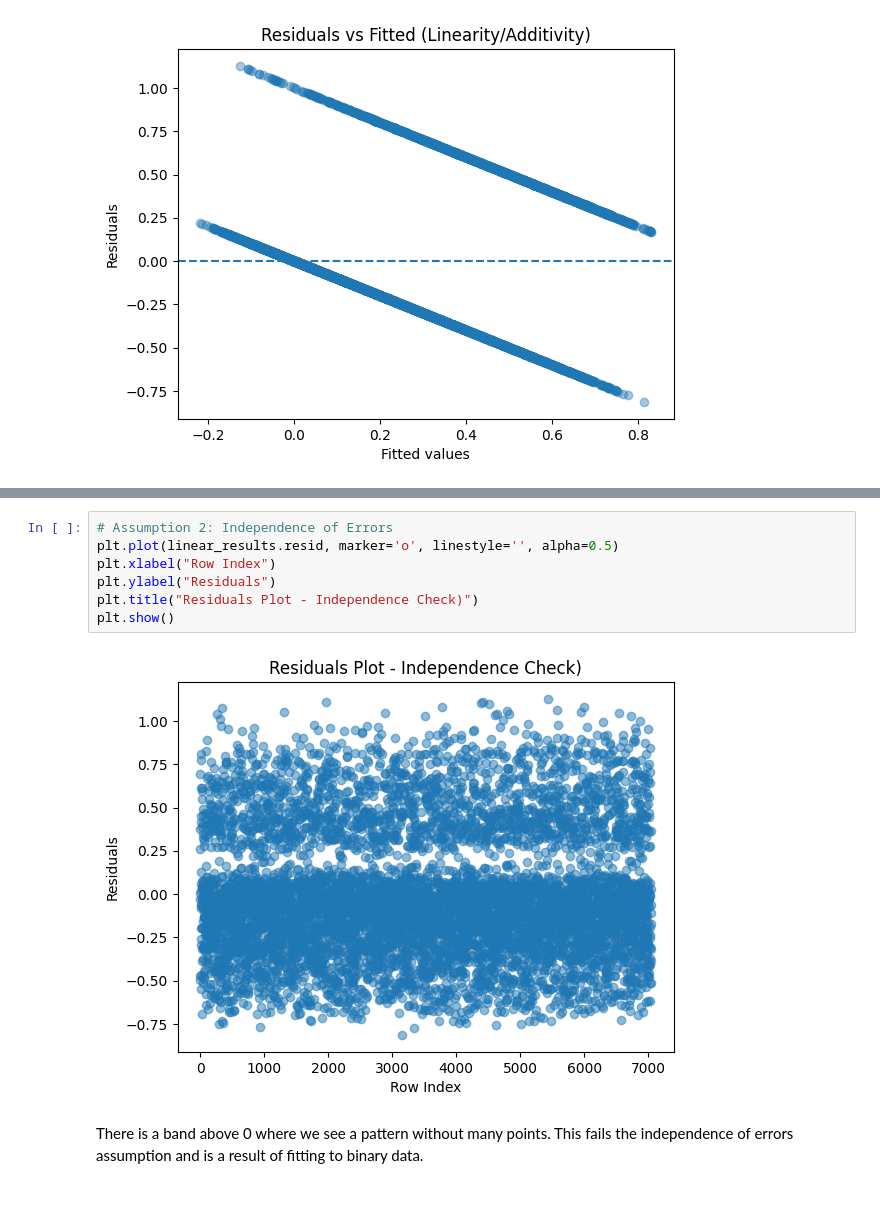
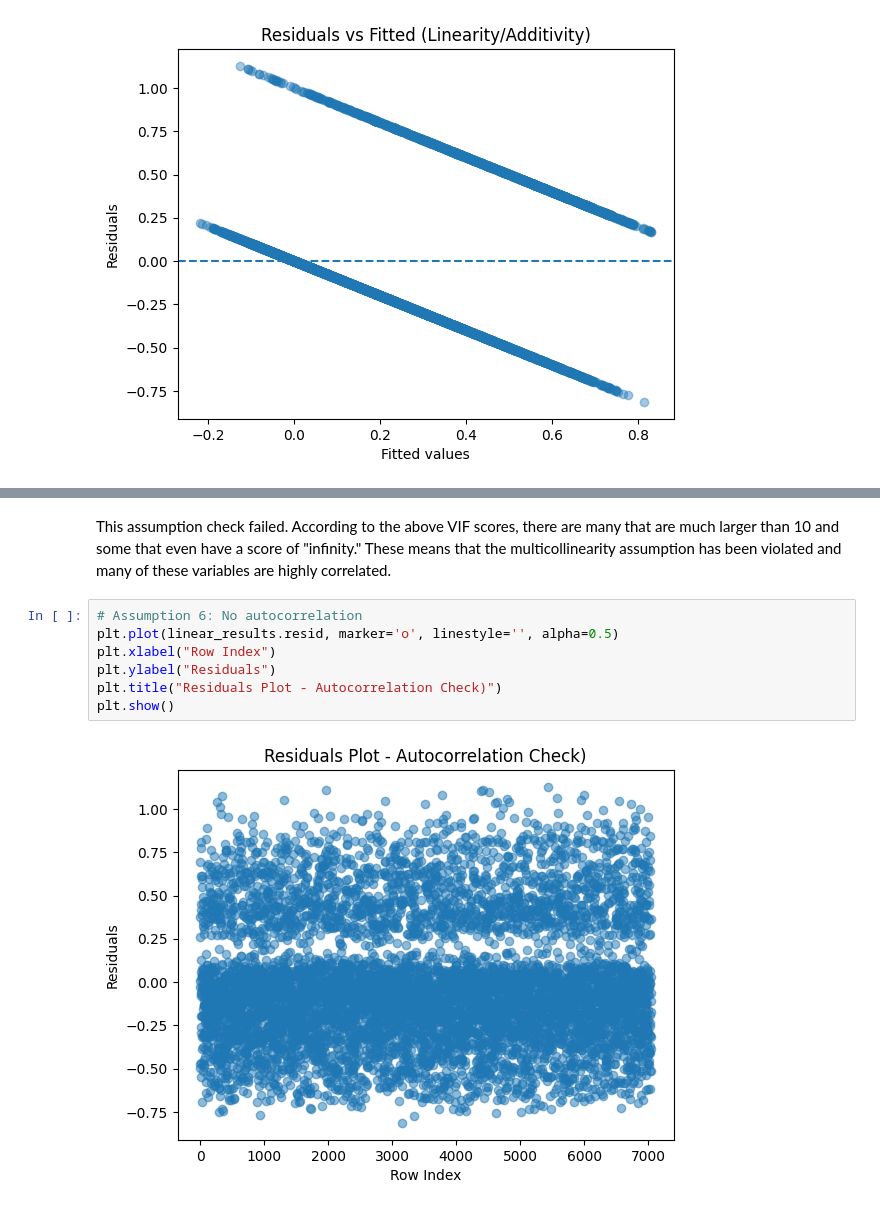
Before and after one commit to jahnavi-maddhuri/JahnaviMaddhuri-DukeXAI, a Jupyter notebook: InterpretableML.ipynb, the cells around one changed output, grey strips where cells are left out. Drawn from its saved outputs; the diff is of its cells as text.

```diff
--- a/InterpretableML.ipynb
+++ b/InterpretableML.ipynb
@@ -144,11 +193,11 @@ Assumptions 1 and 3 both fail due to the clear pattern in the graph above. There
+# %% [markdown]
+This assumption check failed. According to the above VIF scores, there are many that are much larger than 10 and some that even have a score of "infinity." These means that the multicollinearity assumption has been violated and many of these variables are highly correlated.
 # %%
-# Assumption 2: Independence of Errors
+# Assumption 6: No autocorrelation
 plt.plot(linear_results.resid, marker='o', linestyle='', alpha=0.5)
 plt.xlabel("Row Index")
 plt.ylabel("Residuals")
-plt.title("Residuals Plot - Independence Check)")
+plt.title("Residuals Plot - Autocorrelation Check)")
 plt.show()
 # %% [output]
-[figure, old version]
+[figure, new version]
-# %% [markdown]
-There is a band above 0 where we see a pattern without many points. This fails the independence of errors assumption and is a result of fitting to binary data.
```
Also changed, not shown: parts of 30 cells of this notebook.
